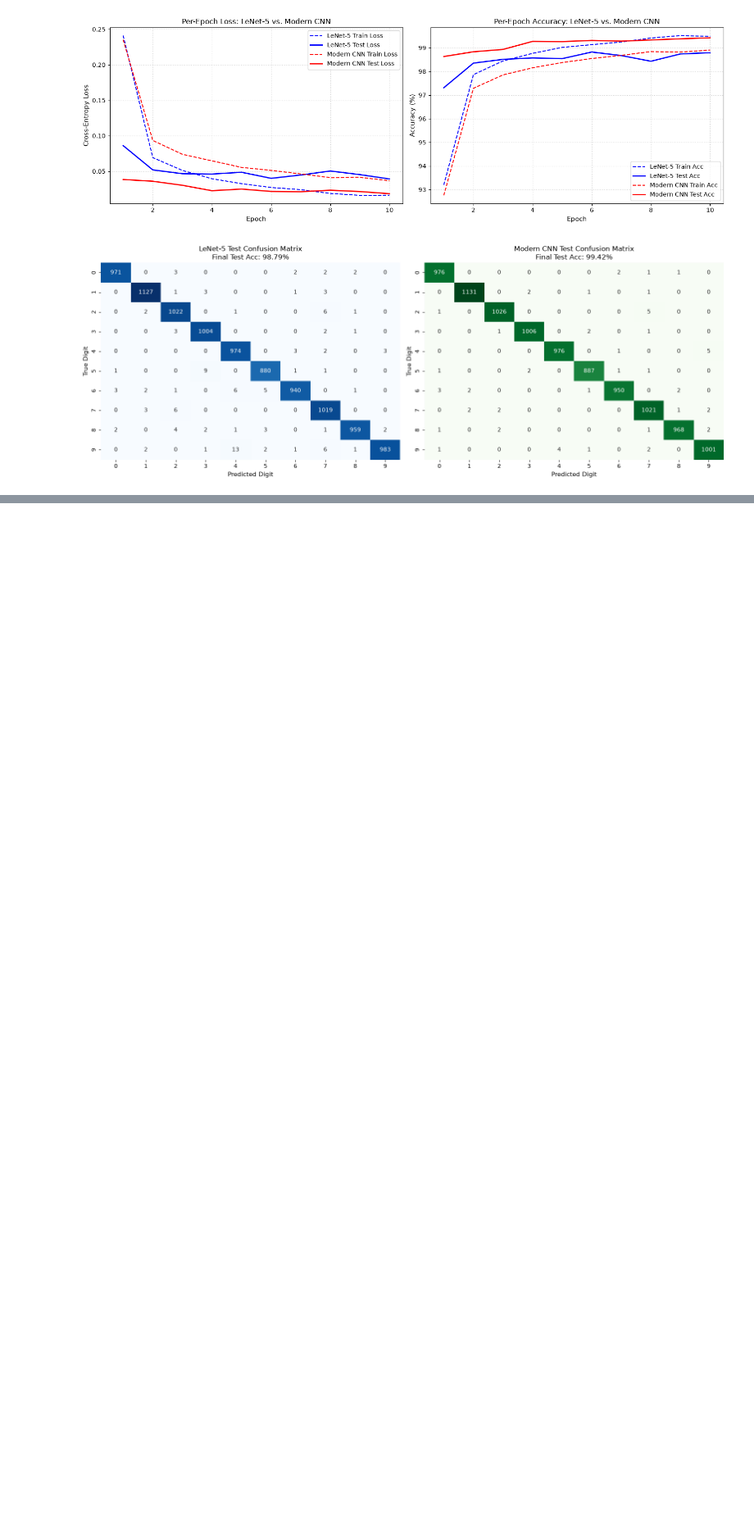
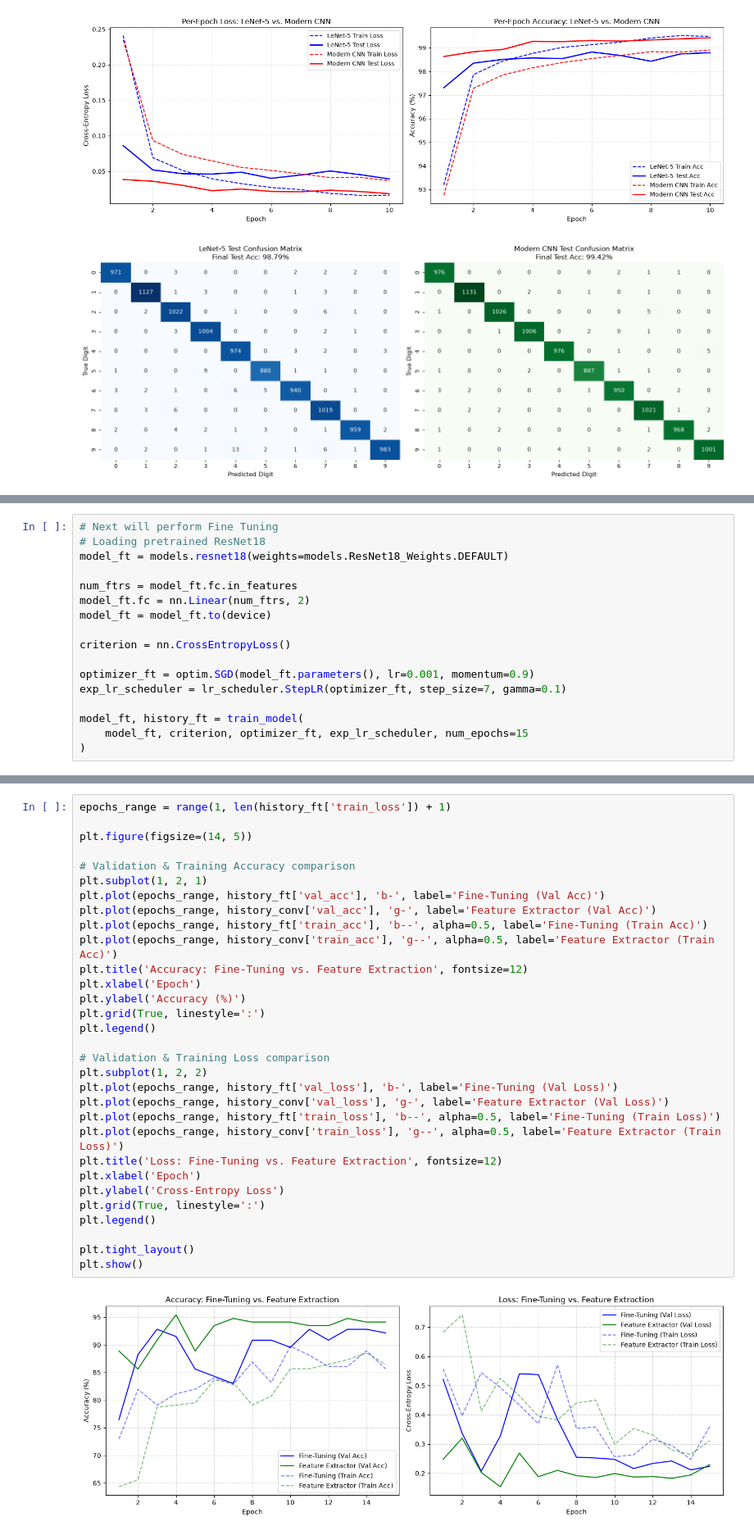
Before and after one commit to manjarimeedeniya/EN3160-Assignment3, a Jupyter notebook: 230407K.ipynb, the cells around one changed output, grey strips where cells are left out. Shown at 82% size. Cells and saved outputs as stored; diff of their text form; blank space fills up the shorter version.

```diff
--- a/230407K.ipynb
+++ b/230407K.ipynb
@@ -388,0 +511,17 @@ plt.show()
+# %%
+# Next will perform Fine Tuning
+# Loading pretrained ResNet18
+model_ft = models.resnet18(weights=models.ResNet18_Weights.DEFAULT)
+
+num_ftrs = model_ft.fc.in_features
+model_ft.fc = nn.Linear(num_ftrs, 2)
+model_ft = model_ft.to(device)
+
+criterion = nn.CrossEntropyLoss()
+
+optimizer_ft = optim.SGD(model_ft.parameters(), lr=0.001, momentum=0.9)
+exp_lr_scheduler = lr_scheduler.StepLR(optimizer_ft, step_size=7, gamma=0.1)
+
+model_ft, history_ft = train_model(
+    model_ft, criterion, optimizer_ft, exp_lr_scheduler, num_epochs=15
+)
@@ -388,0 +588,33 @@ plt.show()
+# %%
+epochs_range = range(1, len(history_ft['train_loss']) + 1)
+
+plt.figure(figsize=(14, 5))
+
+# Validation & Training Accuracy comparison
+plt.subplot(1, 2, 1)
+plt.plot(epochs_range, history_ft['val_acc'], 'b-', label='Fine-Tuning (Val Acc)')
+plt.plot(epochs_range, history_conv['val_acc'], 'g-', label='Feature Extractor (Val Acc)')
+plt.plot(epochs_range, history_ft['train_acc'], 'b--', alpha=0.5, label='Fine-Tuning (Train Acc)')
+plt.plot(epochs_range, history_conv['train_acc'], 'g--', alpha=0.5, label='Feature Extractor (Train Acc)')
+plt.title('Accuracy: Fine-Tuning vs. Feature Extraction', fontsize=12)
+plt.xlabel('Epoch')
+plt.ylabel('Accuracy (%)')
+plt.grid(True, linestyle=':')
+plt.legend()
+
+# Validation & Training Loss comparison
+plt.subplot(1, 2, 2)
+plt.plot(epochs_range, history_ft['val_loss'], 'b-', label='Fine-Tuning (Val Loss)')
+plt.plot(epochs_range, history_conv['val_loss'], 'g-', label='Feature Extractor (Val Loss)')
+plt.plot(epochs_range, history_ft['train_loss'], 'b--', alpha=0.5, label='Fine-Tuning (Train Loss)')
+plt.plot(epochs_range, history_conv['train_loss'], 'g--', alpha=0.5, label='Feature Extractor (Train Loss)')
+plt.title('Loss: Fine-Tuning vs. Feature Extraction', fontsize=12)
+plt.xlabel('Epoch')
+plt.ylabel('Cross-Entropy Loss')
+plt.grid(True, linestyle=':')
+plt.legend()
+
+plt.tight_layout()
+plt.show()
+# %% [output]
+[figure, added]
```
Also changed, not shown: parts of 5 cells of this notebook.
